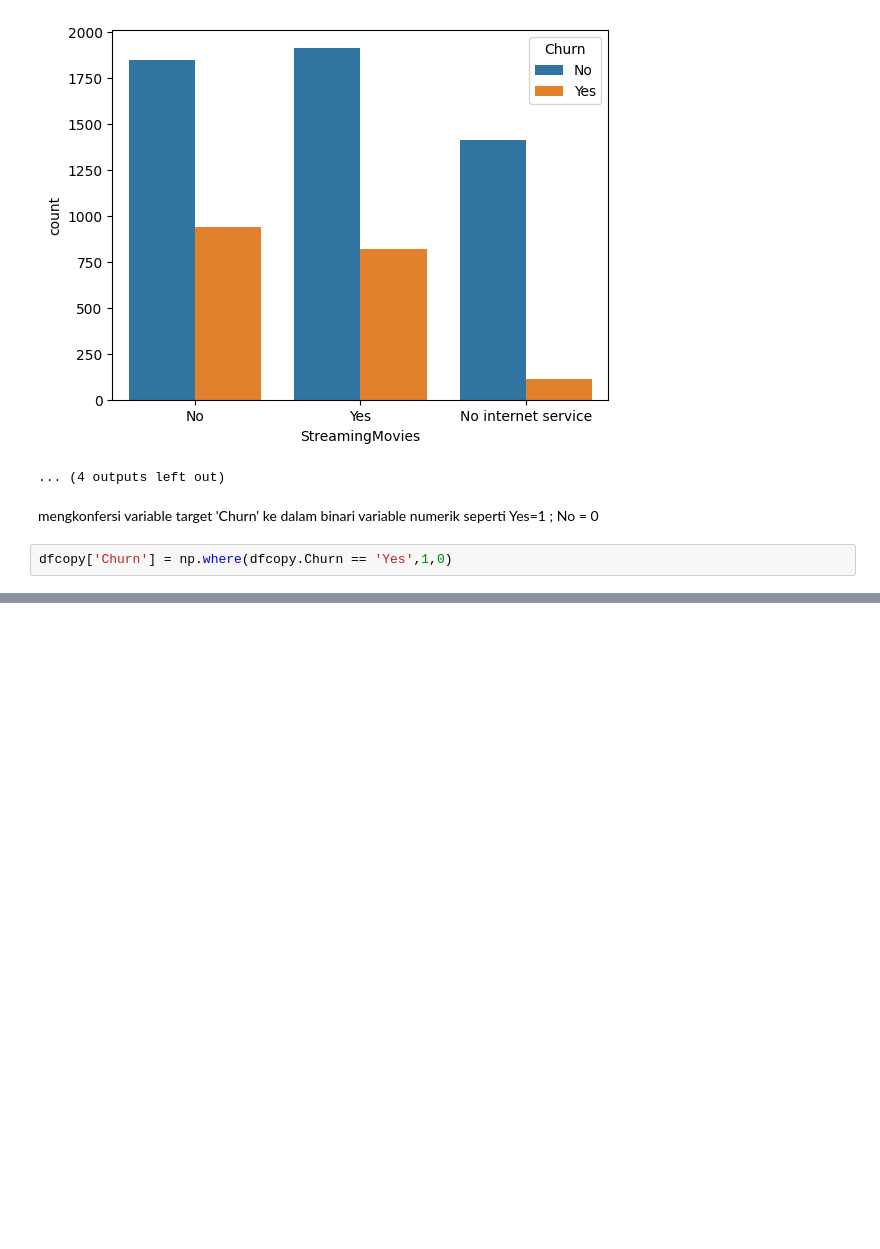
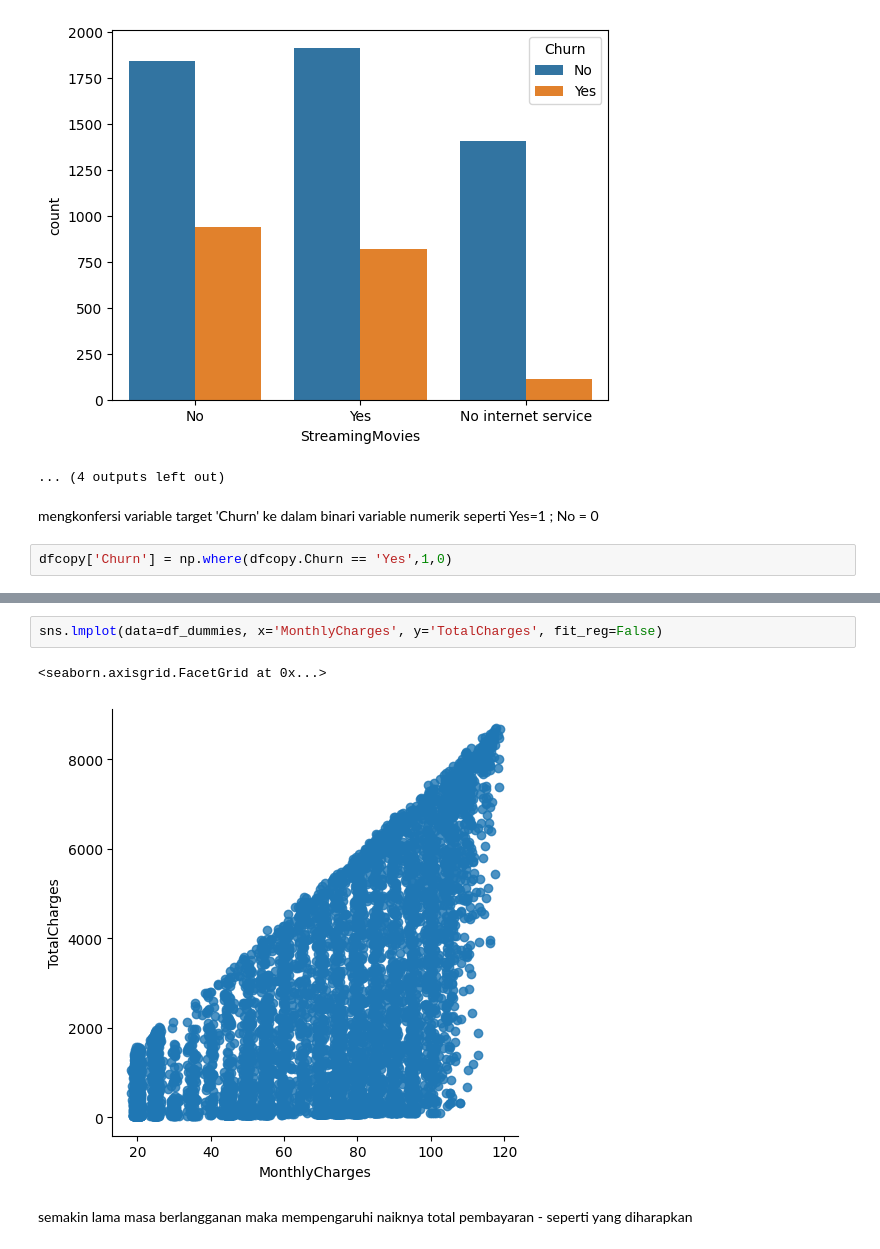
Before and after one commit to cevinpratama/MachineLearning, a Jupyter notebook: Classification/Churn_analysis/main.ipynb, the cells around one changed output, grey strips where cells are left out. Drawn from its saved outputs; the diff is of its cells as text; blank space fills up the shorter version.

Commit message:
feat(main): Relationship between Monthly Charges and Total Charges

```diff
--- a/Classification/Churn_analysis/main.ipynb
+++ b/Classification/Churn_analysis/main.ipynb
@@ -282,0 +282,7 @@ df_dummies.head()
+# %%
+sns.lmplot(data=df_dummies, x='MonthlyCharges', y='TotalCharges', fit_reg=False)
+# %% [output]
+<seaborn.axisgrid.FacetGrid at 0x...>
+[figure, added]
+# %% [markdown]
+semakin lama masa berlangganan maka mempengaruhi naiknya total pembayaran - seperti yang diharapkan
```
Also changed, not shown: parts of 3 cells of this notebook.
